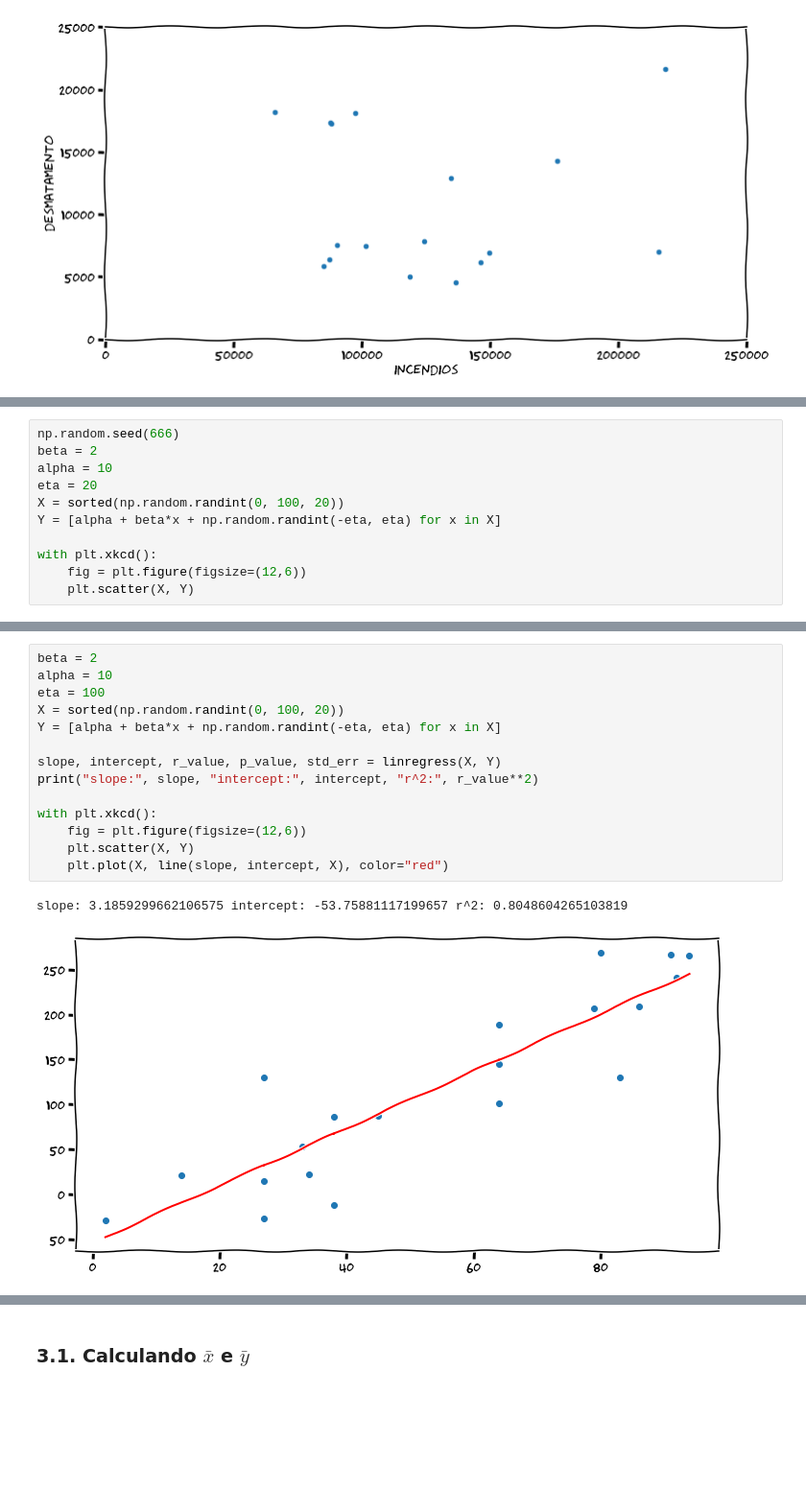
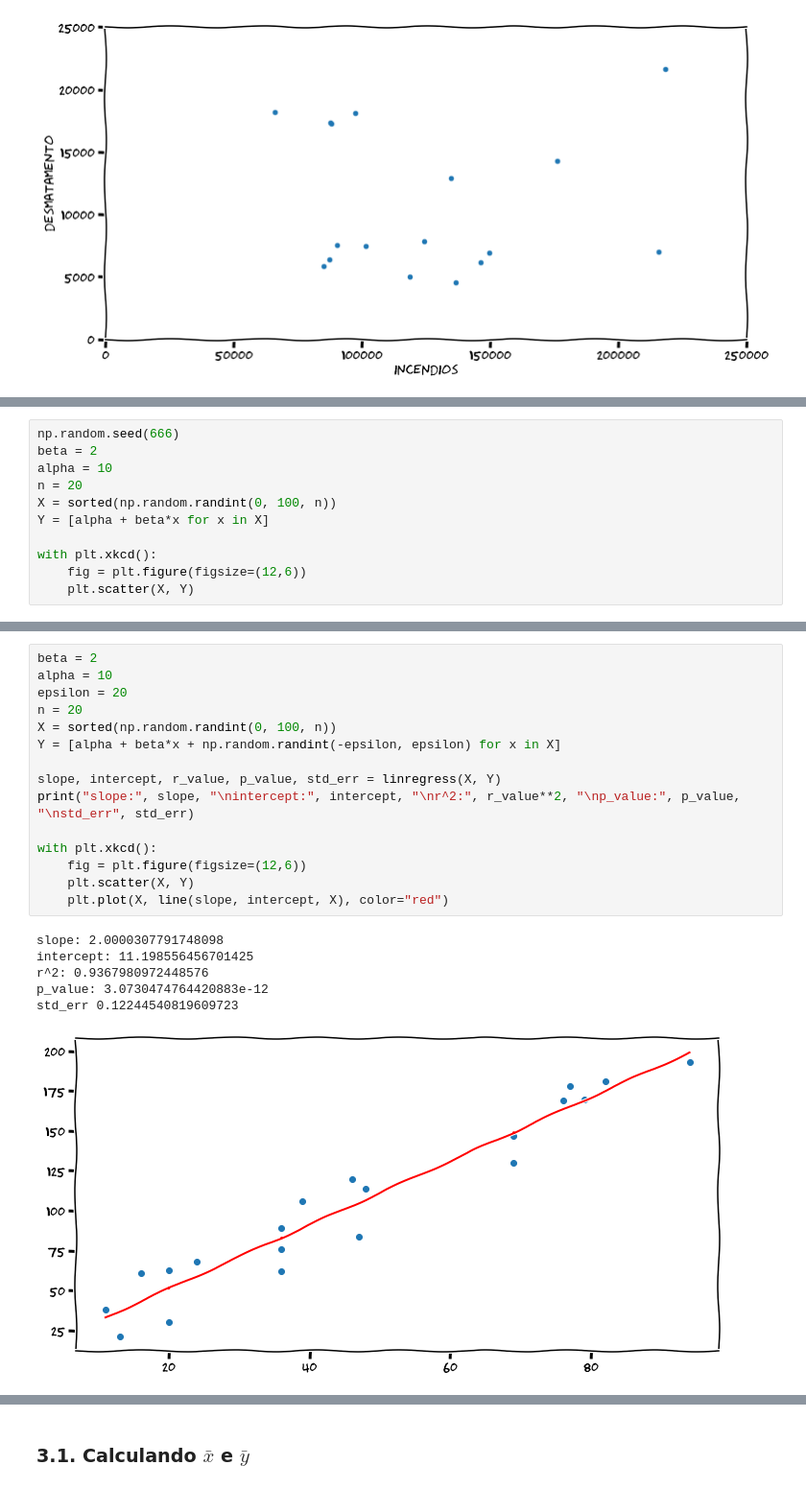
Before and after one commit to luxedo/romanos, a Jupyter notebook: incendios/Incêndios e Área desmatada na Amazônia.ipynb, the cells around one changed output, grey strips where cells are left out. Shown at 96% size. Drawn from its saved outputs; the diff is of its cells as text; blank space fills up the shorter version.

```diff
--- a/incendios/Incêndios e Área desmatada na Amazônia.ipynb
+++ b/incendios/Incêndios e Área desmatada na Amazônia.ipynb
@@ -105,9 +111,9 @@ linregress(x, y=None)
 np.random.seed(666)
 beta = 2
 alpha = 10
-eta = 20
-X = sorted(np.random.randint(0, 100, 20))
-Y = [alpha + beta*x + np.random.randint(-eta, eta) for x in X]
+n = 20
+X = sorted(np.random.randint(0, 100, n))
+Y = [alpha + beta*x for x in X]
 
 with plt.xkcd():
     fig = plt.figure(figsize=(12,6))
@@ -134,17 +153,22 @@ O coeficiente de determinação corresponde à proporção da variância na vari
 # %%
 beta = 2
 alpha = 10
-eta = 100
-X = sorted(np.random.randint(0, 100, 20))
-Y = [alpha + beta*x + np.random.randint(-eta, eta) for x in X]
+epsilon = 20
+n = 20
+X = sorted(np.random.randint(0, 100, n))
+Y = [alpha + beta*x + np.random.randint(-epsilon, epsilon) for x in X]
 
 slope, intercept, r_value, p_value, std_err = linregress(X, Y)
-print("slope:", slope, "intercept:", intercept, "r^2:", r_value**2)
+print("slope:", slope, "\nintercept:", intercept, "\nr^2:", r_value**2, "\np_value:", p_value, "\nstd_err", std_err)
 
 with plt.xkcd():
     fig = plt.figure(figsize=(12,6))
     plt.scatter(X, Y)
     plt.plot(X, line(slope, intercept, X), color="red")
 # %% [output]
-slope: 3.1859299662106575 intercept: -53.75881117199657 r^2: 0.8048604265103819
+slope: 2.0000307791748098
+intercept: 11.198556456701425
+r^2: 0.9367980972448576
+p_value: 3.0730474764420883e-12
+std_err 0.12244540819609723
-[figure, old version]
+[figure, new version]
```
Also changed, not shown: parts of 28 cells of this notebook.
